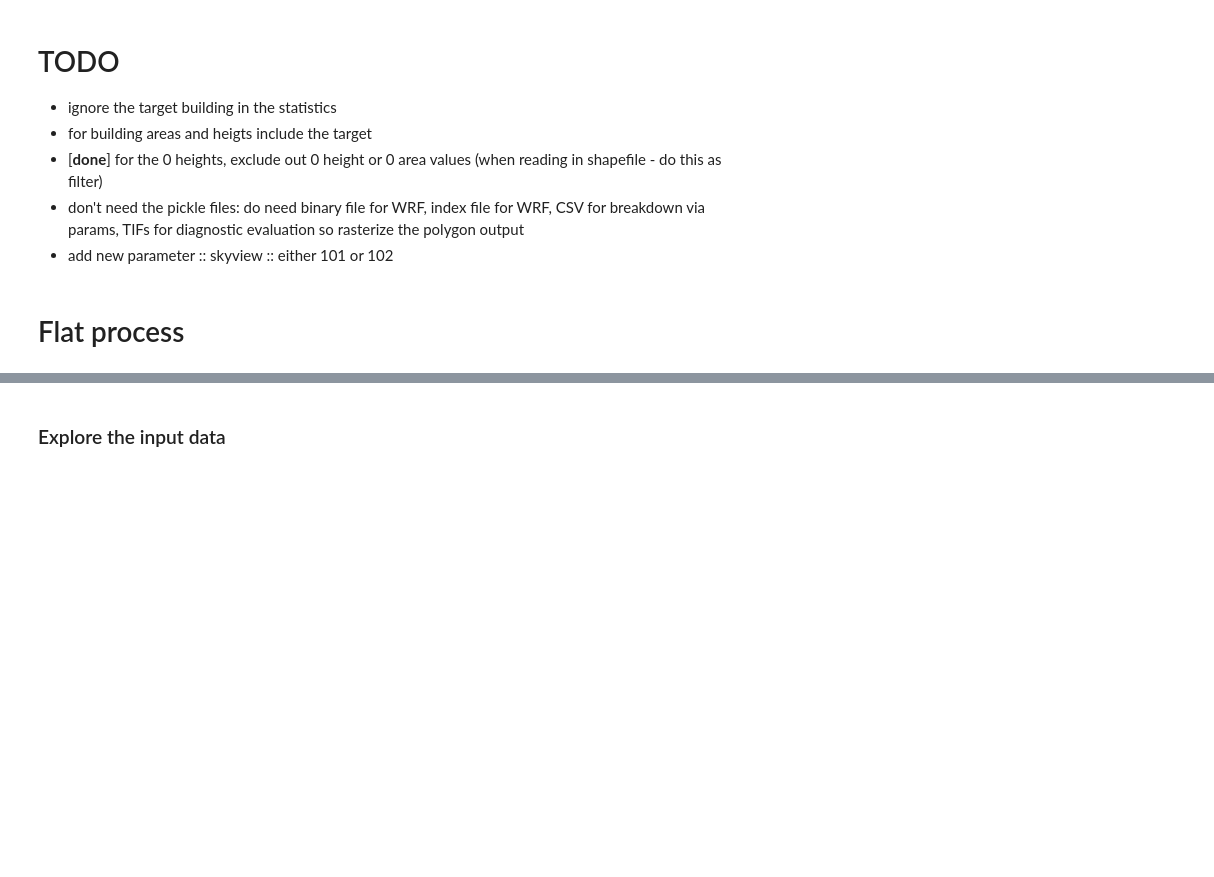
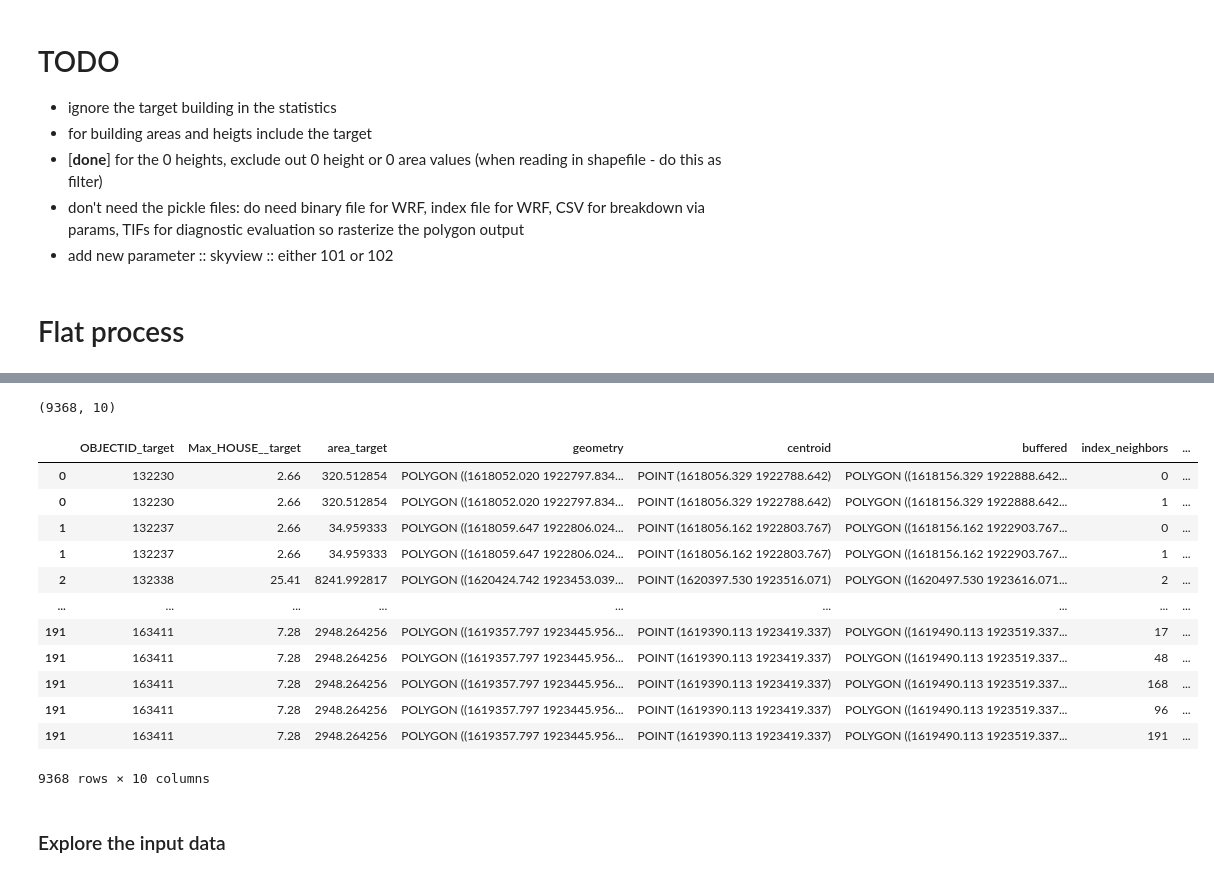
Before and after one commit to IMMM-SFA/naturf, a Jupyter notebook: notebooks/naturf_quickstarter.ipynb, the cells around one changed output, grey strips where cells are left out. Drawn from its saved outputs; the diff is of its cells as text; code cells hidden in the pictures; blank space fills up the shorter version.

```diff
--- a/notebooks/naturf_quickstarter.ipynb
+++ b/notebooks/naturf_quickstarter.ipynb
@@ -335,3 +242,23 @@ xparsout = parameters1(IMAGE_SIZE_X,
+# %%
+gdf.shape
+# %% [output]
+(9368, 10)
+# %%
+gdf.sort_values(by="OBJECTID_target")
+# %% [output]
+|  | OBJECTID_target | Max_HOUSE__target | area_target | geometry | centroid | buffered | index_neighbors | ... |
+| 0 | 132230 | 2.66 | 320.512854 | POLYGON ((1618052.020 1922797.834... | POINT (1618056.329 1922788.642) | POLYGON ((1618156.329 1922888.642... | 0 | ... |
+| 0 | 132230 | 2.66 | 320.512854 | POLYGON ((1618052.020 1922797.834... | POINT (1618056.329 1922788.642) | POLYGON ((1618156.329 1922888.642... | 1 | ... |
+| 1 | 132237 | 2.66 | 34.959333 | POLYGON ((1618059.647 1922806.024... | POINT (1618056.162 1922803.767) | POLYGON ((1618156.162 1922903.767... | 0 | ... |
+| 1 | 132237 | 2.66 | 34.959333 | POLYGON ((1618059.647 1922806.024... | POINT (1618056.162 1922803.767) | POLYGON ((1618156.162 1922903.767... | 1 | ... |
+| 2 | 132338 | 25.41 | 8241.992817 | POLYGON ((1620424.742 1923453.039... | POINT (1620397.530 1923516.071) | POLYGON ((1620497.530 1923616.071... | 2 | ... |
+| ... | ... | ... | ... | ... | ... | ... | ... | ... |
+| 191 | 163411 | 7.28 | 2948.264256 | POLYGON ((1619357.797 1923445.956... | POINT (1619390.113 1923419.337) | POLYGON ((1619490.113 1923519.337... | 17 | ... |
+| 191 | 163411 | 7.28 | 2948.264256 | POLYGON ((1619357.797 1923445.956... | POINT (1619390.113 1923419.337) | POLYGON ((1619490.113 1923519.337... | 48 | ... |
+| 191 | 163411 | 7.28 | 2948.264256 | POLYGON ((1619357.797 1923445.956... | POINT (1619390.113 1923419.337) | POLYGON ((1619490.113 1923519.337... | 168 | ... |
+| 191 | 163411 | 7.28 | 2948.264256 | POLYGON ((1619357.797 1923445.956... | POINT (1619390.113 1923419.337) | POLYGON ((1619490.113 1923519.337... | 96 | ... |
+| 191 | 163411 | 7.28 | 2948.264256 | POLYGON ((1619357.797 1923445.956... | POINT (1619390.113 1923419.337) | POLYGON ((1619490.113 1923519.337... | 191 | ... |
+9368 rows × 10 columns
 # %% [markdown]
 ### Explore the input data
 # %%
```
Also changed, not shown: parts of 8 cells of this notebook, 3 other files.
